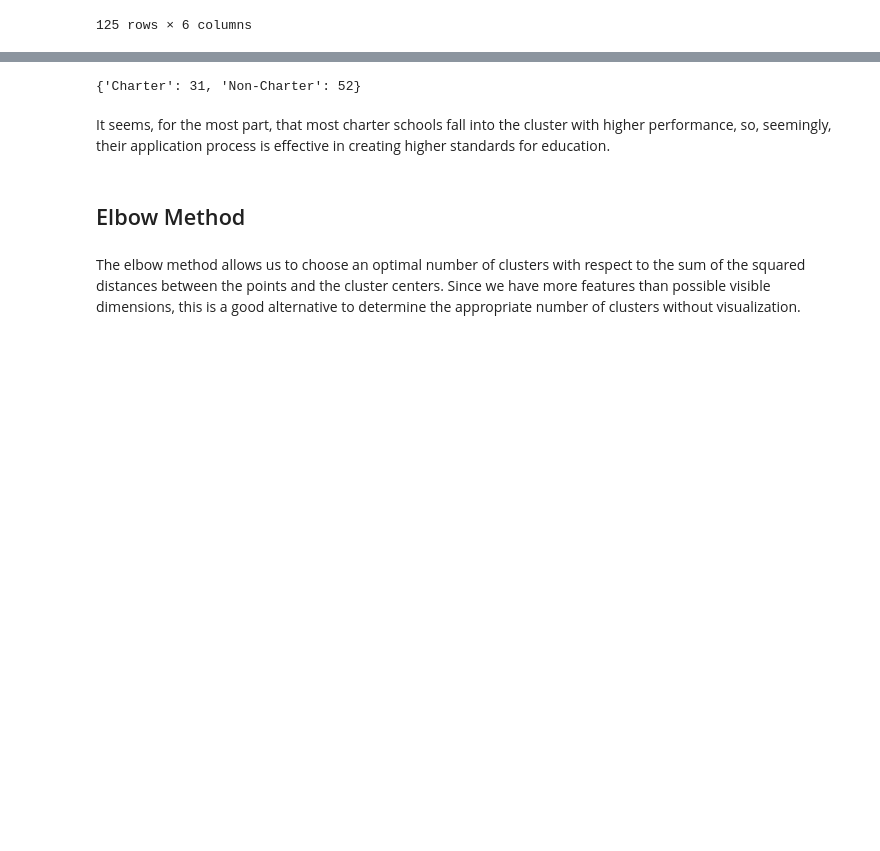
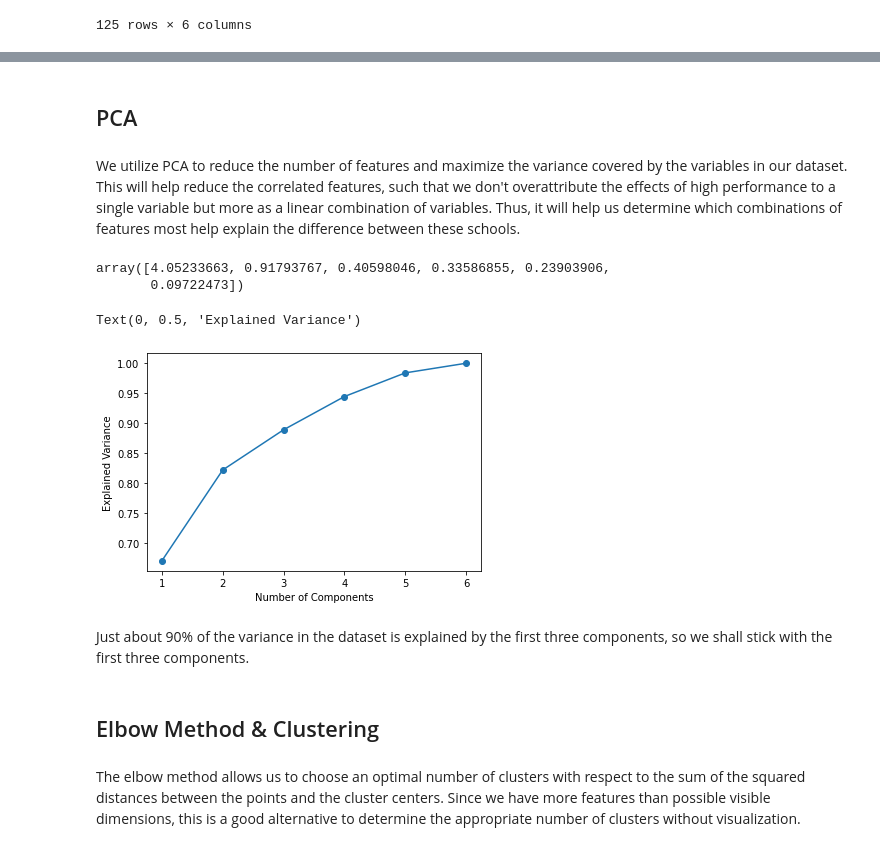
Before and after one commit to natlee1029/Data-Science-Portfolio, a Jupyter notebook: Chicago Public Schools .ipynb, the cells around one changed output, grey strips where cells are left out. Drawn from its saved outputs; the diff is of its cells as text; code cells hidden in the pictures; blank space fills up the shorter version.

```diff
--- a/Chicago Public Schools .ipynb
+++ b/Chicago Public Schools .ipynb
@@ -182,7 +183,3 @@ scaled
 | 123 | 0.768272 | 0.195678 | 0.685730 | -1.764135 | -0.351318 | -1.218538 |
 | 124 | 0.466024 | 0.527850 | 0.872178 | -1.121937 | 0.804643 | -0.243015 |
 125 rows × 6 columns
-# %%
-km = KMeans(n_clusters=2)
-km.fit(scaled)
-km.cluster_centers_
@@ -259,6 +186,20 @@ charter(cluster_1, raw_attendance)
-# %%
-charter(cluster_2, raw_attendance)
-# %% [output]
-{'Charter': 31, 'Non-Charter': 52}
-# %% [markdown]
-It seems, for the most part, that most charter schools fall into the cluster with higher performance, so, seemingly, their application process is effective in creating higher standards for education.
+# %% [markdown]
+## PCA
+# %% [markdown]
+We utilize PCA to reduce the number of features and maximize the variance covered by the variables in our dataset. This will help reduce the correlated features, such that we don't overattribute the effects of high performance to a single variable but more as a linear combination of variables. Thus, it will help us determine which combinations of features most help explain the difference between these schools.
+# %%
+from sklearn.decomposition import PCA
+pca = PCA().fit(scaled)
+pca.explained_variance_
+# %% [output]
+array([4.05233663, 0.91793767, 0.40598046, 0.33586855, 0.23903906,
+       0.09722473])
+# %%
+plt.plot(range(1,7), (pca.explained_variance_.cumsum())/(pca.explained_variance_.cumsum()[-1]), marker = "o")
+plt.xlabel("Number of Components")
+plt.ylabel("Explained Variance")
+# %% [output]
+Text(0, 0.5, 'Explained Variance')
+[figure, added]
+# %% [markdown]
+Just about 90% of the variance in the dataset is explained by the first three components, so we shall stick with the first three components.
@@ -265,5 +209,5 @@ It seems, for the most part, that most charter schools fall into the cluster wit
 # %% [markdown]
-## Elbow Method
+## Elbow Method & Clustering
 # %% [markdown]
 The elbow method allows us to choose an optimal number of clusters with respect to the sum of the squared distances between the points and the cluster centers. Since we have more features than possible visible dimensions, this is a good alternative to determine the appropriate number of clusters without visualization.
 # %%
```
Also changed, not shown: parts of 35 cells of this notebook.
